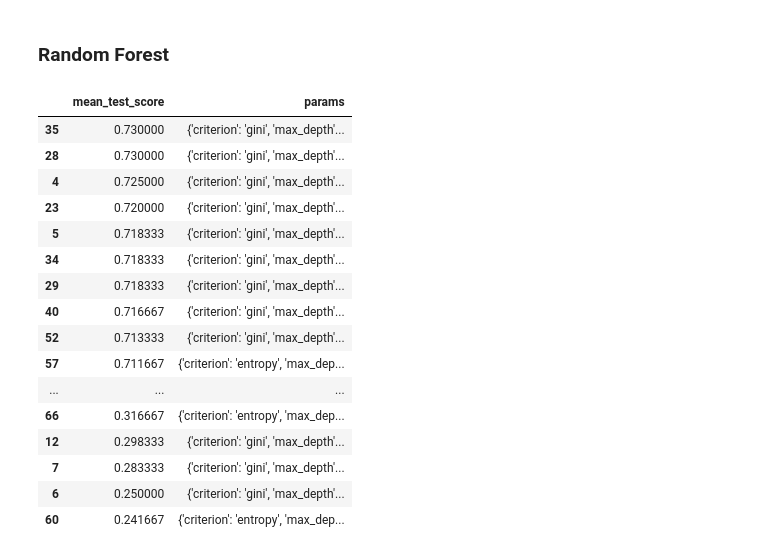
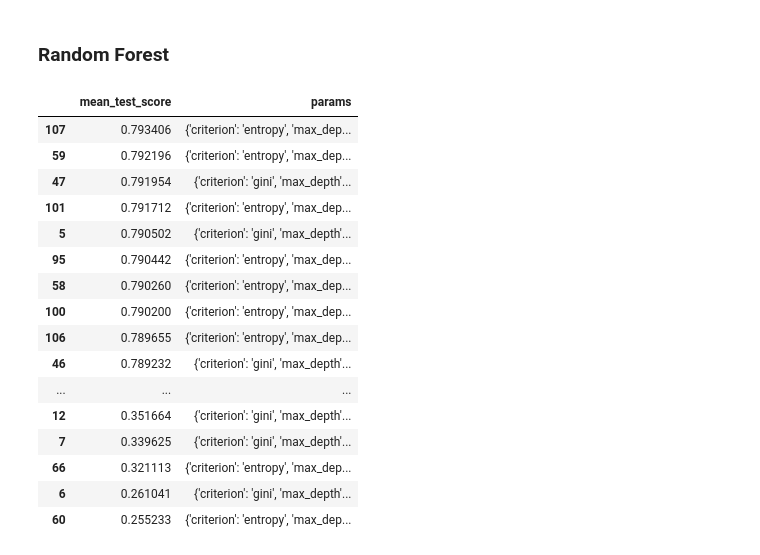
Before and after one commit to 99pranit/Qillion, a Jupyter notebook: notebook/question_classifier.ipynb, the cells around one changed output. Drawn from its saved outputs; the diff is of its cells as text; code cells hidden in the pictures.

```diff
--- a/notebook/question_classifier.ipynb
+++ b/notebook/question_classifier.ipynb
@@ -70,3 +65,25 @@ df['processed_question'] = df['QUESTION'].apply(preprocess_text)
+# %%
+label_mapper = {
+    'BT1' : 'knowledge',
+    'BT2' : 'comprehension',
+    'BT3' : 'application',
+    'BT4' : 'analysis',
+    'BT5' : 'synthesis',
+    'BT6' : 'evaluation'
+}
+
+# Load dataset
+df = pd.DataFrame()
+for i in range(1,5):
+    q_df = pd.read_csv(os.getcwd().replace('notebook' , 'dataset') + '/dataset' + str(i) + '.csv')
+    df = pd.concat([df , q_df])
+
+# Apply preprocessing
+mask = df['label'].isin(label_mapper.keys())
+df['label'] = df['label'].mask(mask, df['label'].map(label_mapper))
+df['label'] = df['label'].str.lower()
+
+df['processed_question'] = df['question'].apply(preprocess_text)
 # %% [markdown]
 ## Tokenize
 
@@ -101,0 +115,6 @@ tfidf = vectorizer.fit_transform(df['processed_question'])
+# %%
+vectorizer = TfidfVectorizer(max_features= 1000)
+tfidf = vectorizer.fit_transform(df['processed_question'])
+
+# Convert TF-IDF sparse matrix to DataFrame with appropriate column names
+tfidf_df = pd.DataFrame(tfidf.toarray(), columns= vectorizer.get_feature_names_out(), index=df.index)
@@ -102,7 +123,4 @@ tfidf = vectorizer.fit_transform(df['processed_question'])
 # %%
-# Convert TF-IDF sparse matrix to DataFrame with appropriate column names
-tfidf_df = pd.DataFrame(tfidf.toarray(), columns= vectorizer.get_feature_names_out())
-
 # Adding linguistic features
 ling_features = df['processed_question'].apply(extract_linguistic_features).apply(pd.Series)
 
@@ -113,4 +131,4 @@ token_df = pd.concat([ling_features, tfidf_df], axis=1)
 token_df = token_df.drop(columns=['blooms_verb_present'], axis=1)
 token_df.columns = token_df.columns.map(str)
 
-token_df = pca.fit_transform(token_df)
+# token_df = pca.fit_transform(token_df)
@@ -116,0 +139,3 @@ token_df = pca.fit_transform(token_df)
+# %%
+x , y = tfidf_df , df['label']
+x_resampled , y_resampled = SMOTETomek().fit_resample(x , y)
@@ -128,33 +152,33 @@ x_train , x_test , y_train, y_test = train_test_split(x, y, test_size=0.2, rando
 # %%
 params = {
     'n_estimators' : [2 , 5 , 10 , 20 , 50 , 100],
     'criterion' : ['gini' , 'entropy'],
     'max_depth' : [None , 5 , 10 , 20 , 50 , 100 , 200 , 350 , 500]
 }
 param_search = GridSearchCV(estimator= RandomForestClassifier(), param_grid= params, cv=5)
 
-param_search.fit(x , y)
+param_search.fit(x_resampled , y_resampled)
 
 cv_results = pd.DataFrame(param_search.cv_results_)
 cv_results = cv_results[["mean_test_score", "params"]].sort_values(by="mean_test_score", ascending=False)
 
 cv_results
 # %% [output]
 |  | mean_test_score | params |
-| 35 | 0.730000 | {'criterion': 'gini', 'max_depth'... |
-| 28 | 0.730000 | {'criterion': 'gini', 'max_depth'... |
-| 4 | 0.725000 | {'criterion': 'gini', 'max_depth'... |
-| 23 | 0.720000 | {'criterion': 'gini', 'max_depth'... |
-| 5 | 0.718333 | {'criterion': 'gini', 'max_depth'... |
-| 34 | 0.718333 | {'criterion': 'gini', 'max_depth'... |
-| 29 | 0.718333 | {'criterion': 'gini', 'max_depth'... |
-| 40 | 0.716667 | {'criterion': 'gini', 'max_depth'... |
-| 52 | 0.713333 | {'criterion': 'gini', 'max_depth'... |
-| 57 | 0.711667 | {'criterion': 'entropy', 'max_dep... |
+| 107 | 0.793406 | {'criterion': 'entropy', 'max_dep... |
+| 59 | 0.792196 | {'criterion': 'entropy', 'max_dep... |
+| 47 | 0.791954 | {'criterion': 'gini', 'max_depth'... |
+| 101 | 0.791712 | {'criterion': 'entropy', 'max_dep... |
+| 5 | 0.790502 | {'criterion': 'gini', 'max_depth'... |
+| 95 | 0.790442 | {'criterion': 'entropy', 'max_dep... |
+| 58 | 0.790260 | {'criterion': 'entropy', 'max_dep... |
+| 100 | 0.790200 | {'criterion': 'entropy', 'max_dep... |
+| 106 | 0.789655 | {'criterion': 'entropy', 'max_dep... |
+| 46 | 0.789232 | {'criterion': 'gini', 'max_depth'... |
 | ... | ... | ... |
-| 66 | 0.316667 | {'criterion': 'entropy', 'max_dep... |
-| 12 | 0.298333 | {'criterion': 'gini', 'max_depth'... |
-| 7 | 0.283333 | {'criterion': 'gini', 'max_depth'... |
-| 6 | 0.250000 | {'criterion': 'gini', 'max_depth'... |
-| 60 | 0.241667 | {'criterion': 'entropy', 'max_dep... |
+| 12 | 0.351664 | {'criterion': 'gini', 'max_depth'... |
+| 7 | 0.339625 | {'criterion': 'gini', 'max_depth'... |
+| 66 | 0.321113 | {'criterion': 'entropy', 'max_dep... |
+| 6 | 0.261041 | {'criterion': 'gini', 'max_depth'... |
+| 60 | 0.255233 | {'criterion': 'entropy', 'max_dep... |
 # %%
```
Also changed, not shown: parts of 13 cells of this notebook, 1 other file.
